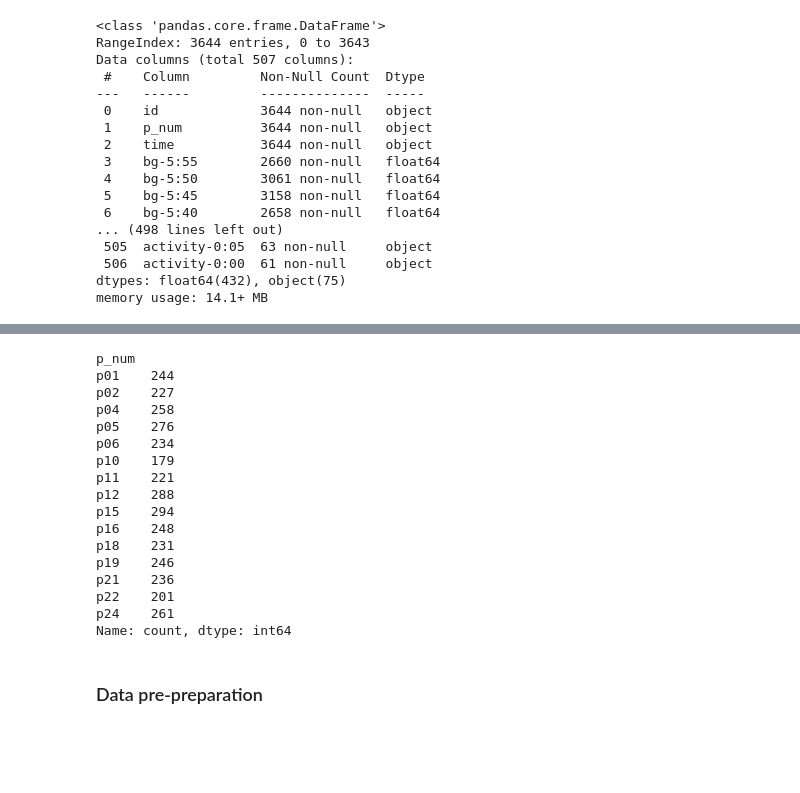
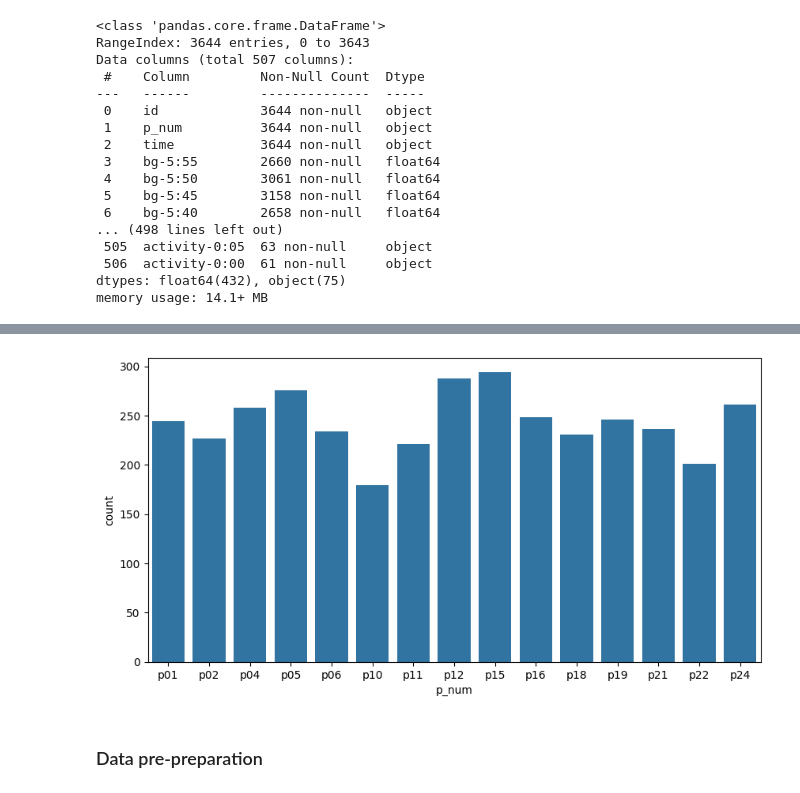
Before and after one commit to juliettemaes/Blood-Glucose-Prediction, a Jupyter notebook: src/brist1d_WANG.ipynb, the cells around one changed output, grey strips where cells are left out. Saved outputs shown, nothing was run; the diff lists cells and outputs as text; code cells hidden in the pictures; blank space fills up the shorter version.

```diff
--- a/src/brist1d_WANG.ipynb
+++ b/src/brist1d_WANG.ipynb
@@ -104,24 +99,11 @@ Name: count, dtype: int64
 # %%
 count_test = test.p_num.value_counts().sort_index()
 count_test
+plt.figure(figsize=(10,5))
+sns.countplot(x='p_num', data=test)
+plt.show()
 # %% [output]
-p_num
-p01    244
-p02    227
-p04    258
-p05    276
-p06    234
-p10    179
-p11    221
-p12    288
-p15    294
-p16    248
-p18    231
-p19    246
-p21    236
-p22    201
-p24    261
-Name: count, dtype: int64
+[figure, added]
 # %% [markdown]
 ### Data pre-preparation
 # %% [markdown]
```
Also changed, not shown: parts of 61 cells of this notebook.
